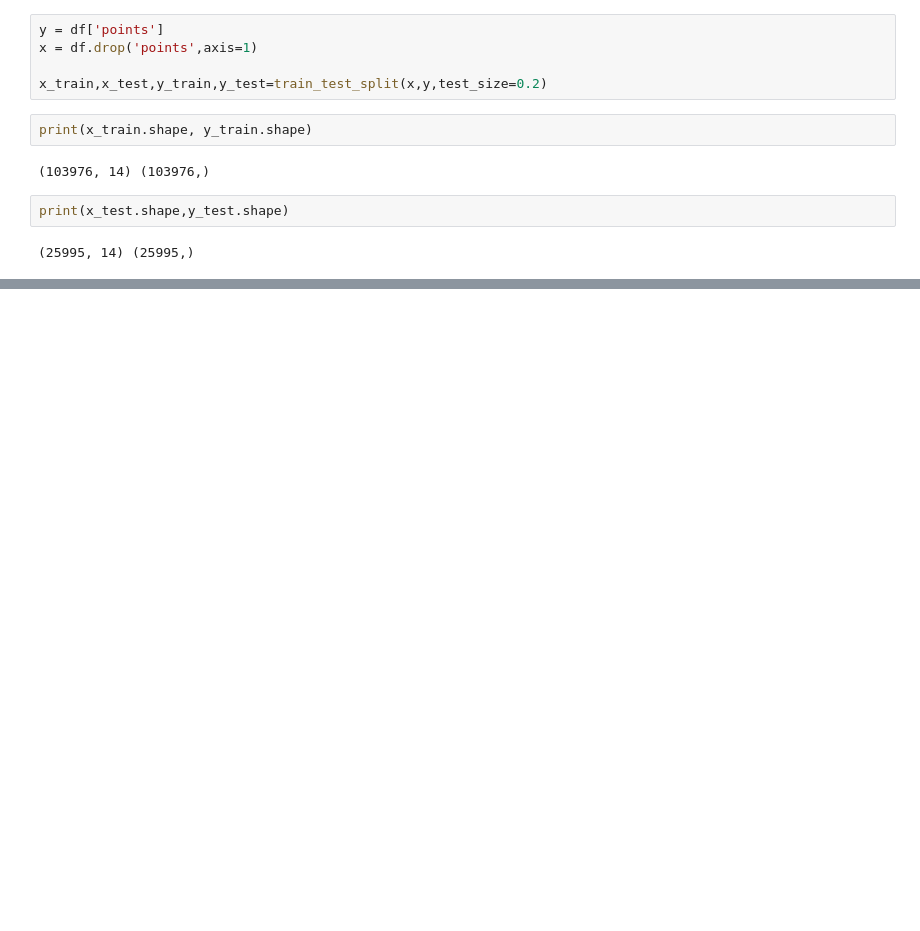
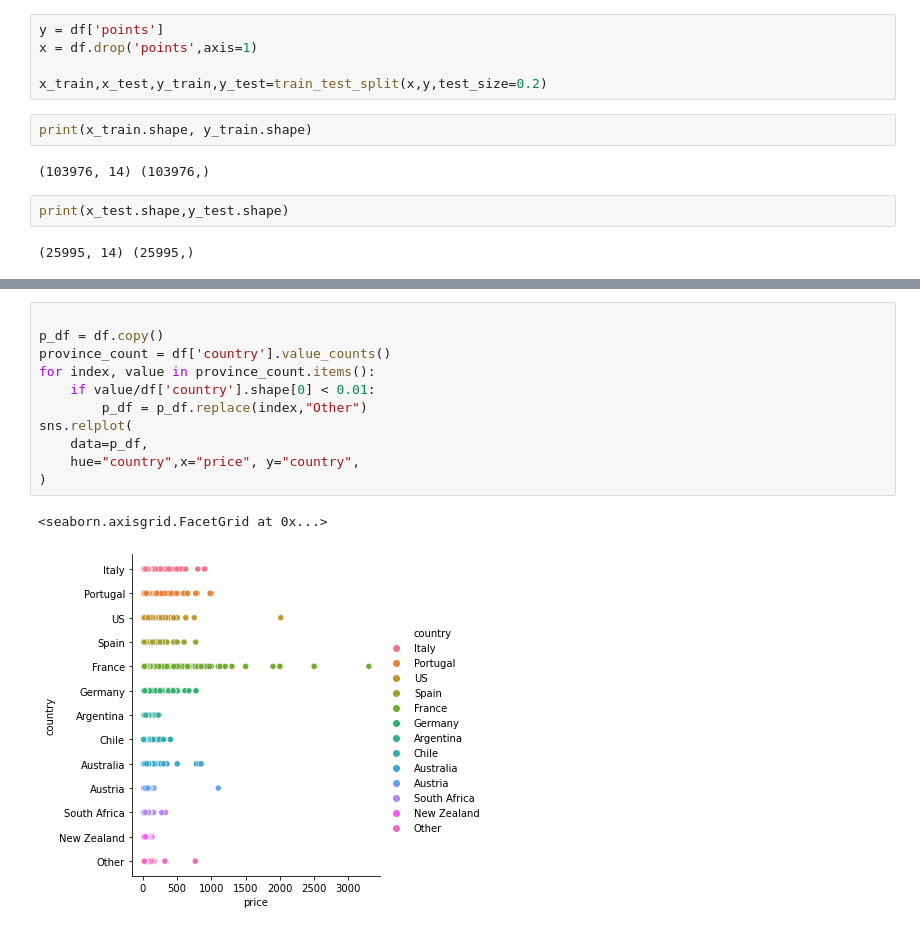
Before and after one commit to nowonknow/Wine_Guide, a Jupyter notebook: Project.ipynb, the cells around one changed output, grey strips where cells are left out. Cells and saved outputs as stored; diff of their text form; blank space fills up the shorter version.

```diff
--- a/Project.ipynb
+++ b/Project.ipynb
@@ -39,0 +88,14 @@ print(x_test.shape,y_test.shape)
+# %%
+
+p_df = df.copy()
+province_count = df['country'].value_counts()
+for index, value in province_count.items():
+    if value/df['country'].shape[0] < 0.01:
+        p_df = p_df.replace(index,"Other")
+sns.relplot(
+    data=p_df,
+    hue="country",x="price", y="country",
+)
+# %% [output]
+<seaborn.axisgrid.FacetGrid at 0x...>
+[figure, added]
```
Also changed, not shown: parts of 10 cells of this notebook, 8 other files.
